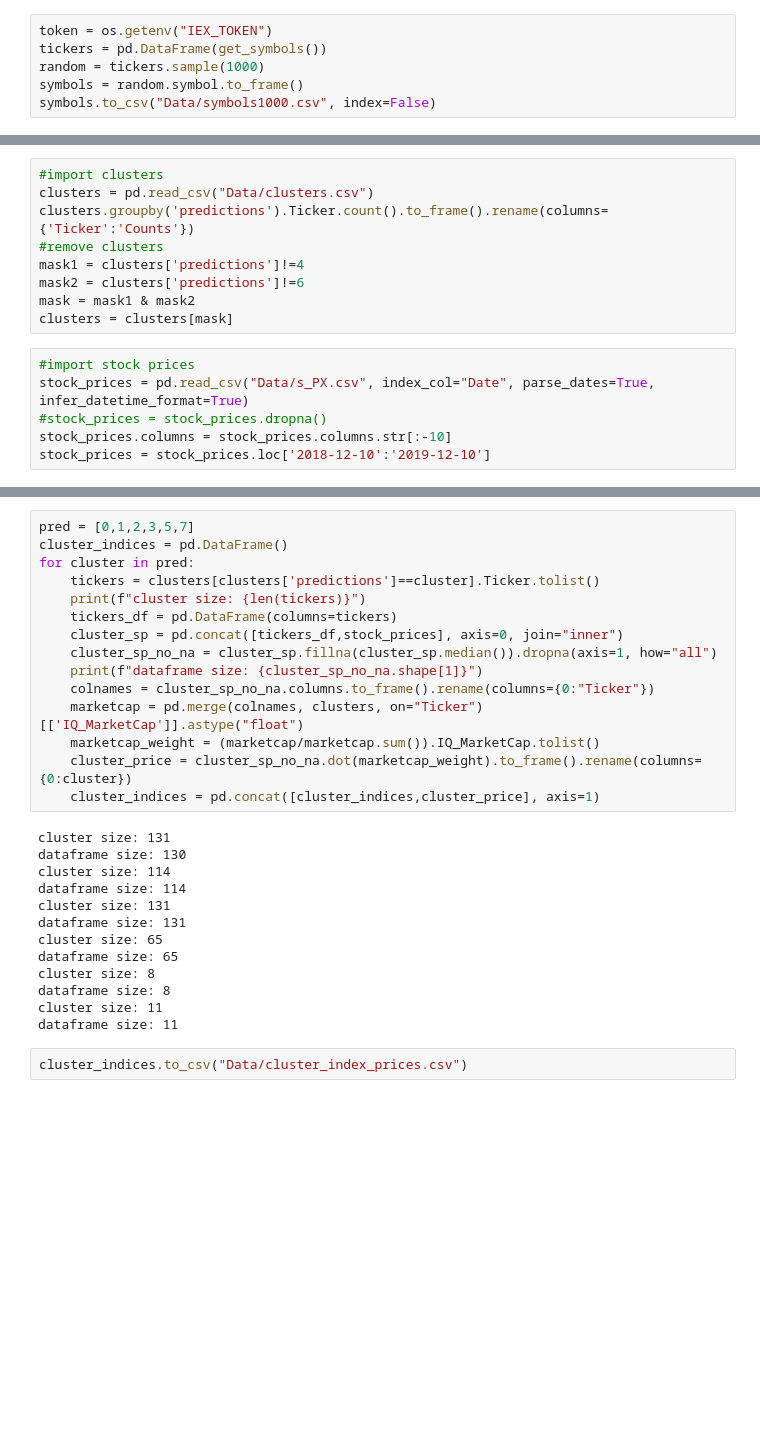
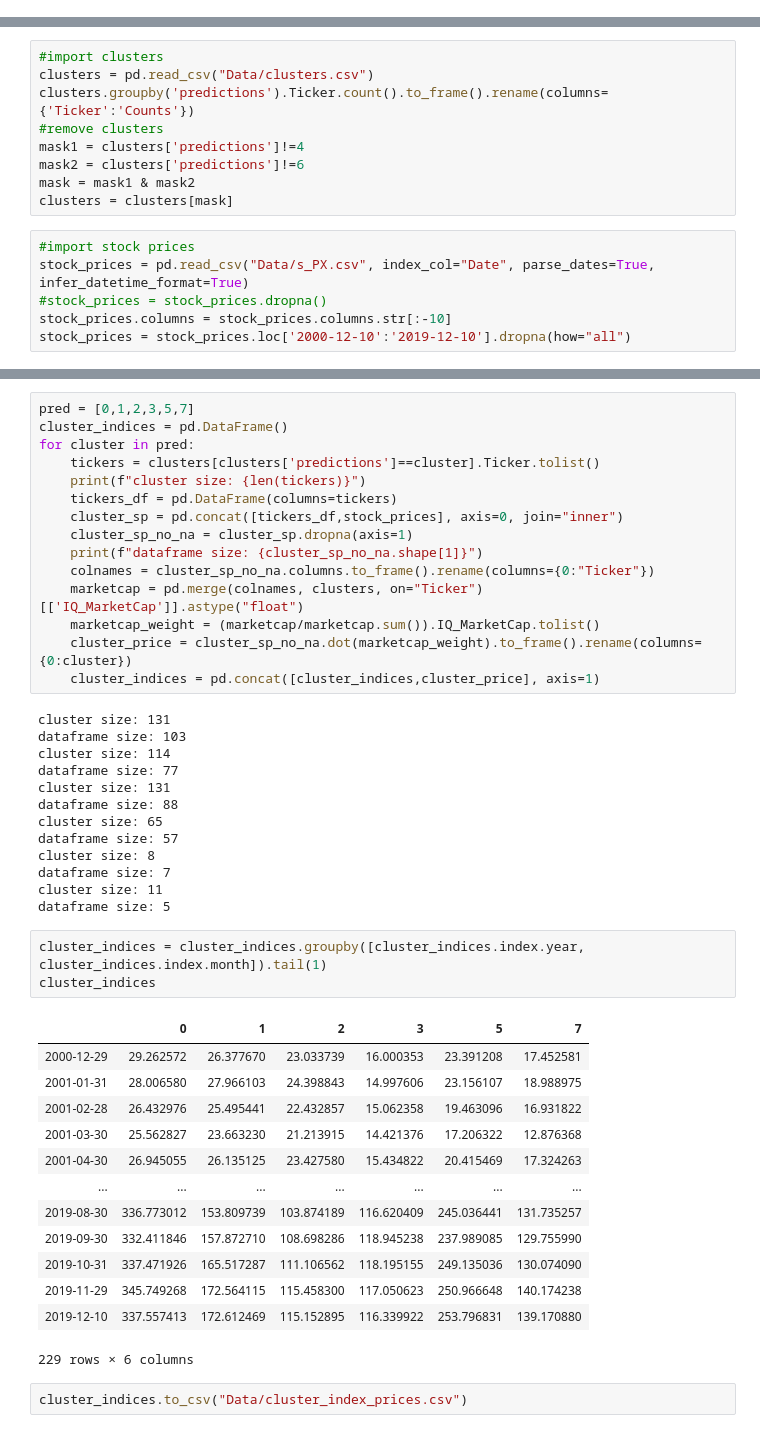
Before and after one commit to ekuo651/Machine-Learning-for-Stock-Selection, a Jupyter notebook: weiqing.ipynb, the cells around one changed output, grey strips where cells are left out. Saved outputs shown, nothing was run; the diff lists cells and outputs as text; blank space fills up the shorter version.

```diff
--- a/weiqing.ipynb
+++ b/weiqing.ipynb
@@ -20,6 +22,0 @@ from tensorflow.keras.layers import LSTM, Dense, Dropout
-# %%
-token = os.getenv("IEX_TOKEN")
-tickers = pd.DataFrame(get_symbols())
-random = tickers.sample(1000)
-symbols = random.symbol.to_frame()
-symbols.to_csv("Data/symbols1000.csv", index=False)
@@ -315,5 +298,5 @@ clusters = clusters[mask]
 stock_prices = pd.read_csv("Data/s_PX.csv", index_col="Date", parse_dates=True, infer_datetime_format=True)
 #stock_prices = stock_prices.dropna()
 stock_prices.columns = stock_prices.columns.str[:-10]
-stock_prices = stock_prices.loc['2018-12-10':'2019-12-10']
+stock_prices = stock_prices.loc['2000-12-10':'2019-12-10'].dropna(how="all")
 # %%
@@ -335,7 +311,7 @@ for cluster in pred:
     print(f"cluster size: {len(tickers)}")
     tickers_df = pd.DataFrame(columns=tickers)
     cluster_sp = pd.concat([tickers_df,stock_prices], axis=0, join="inner")
-    cluster_sp_no_na = cluster_sp.fillna(cluster_sp.median()).dropna(axis=1, how="all")
+    cluster_sp_no_na = cluster_sp.dropna(axis=1)
     print(f"dataframe size: {cluster_sp_no_na.shape[1]}")
     colnames = cluster_sp_no_na.columns.to_frame().rename(columns={0:"Ticker"})
     marketcap = pd.merge(colnames, clusters, on="Ticker")[['IQ_MarketCap']].astype("float")
@@ -344,16 +320,33 @@ for cluster in pred:
     cluster_indices = pd.concat([cluster_indices,cluster_price], axis=1)
 # %% [output]
 cluster size: 131
-dataframe size: 130
+dataframe size: 103
 cluster size: 114
-dataframe size: 114
+dataframe size: 77
 cluster size: 131
-dataframe size: 131
+dataframe size: 88
 cluster size: 65
-dataframe size: 65
+dataframe size: 57
 cluster size: 8
-dataframe size: 8
+dataframe size: 7
 cluster size: 11
-dataframe size: 11
+dataframe size: 5
+# %%
+cluster_indices = cluster_indices.groupby([cluster_indices.index.year, cluster_indices.index.month]).tail(1)
+cluster_indices
+# %% [output]
+|  | 0 | 1 | 2 | 3 | 5 | 7 |
+| 2000-12-29 | 29.262572 | 26.377670 | 23.033739 | 16.000353 | 23.391208 | 17.452581 |
+| 2001-01-31 | 28.006580 | 27.966103 | 24.398843 | 14.997606 | 23.156107 | 18.988975 |
+| 2001-02-28 | 26.432976 | 25.495441 | 22.432857 | 15.062358 | 19.463096 | 16.931822 |
+| 2001-03-30 | 25.562827 | 23.663230 | 21.213915 | 14.421376 | 17.206322 | 12.876368 |
+| 2001-04-30 | 26.945055 | 26.135125 | 23.427580 | 15.434822 | 20.415469 | 17.324263 |
+| ... | ... | ... | ... | ... | ... | ... |
+| 2019-08-30 | 336.773012 | 153.809739 | 103.874189 | 116.620409 | 245.036441 | 131.735257 |
+| 2019-09-30 | 332.411846 | 157.872710 | 108.698286 | 118.945238 | 237.989085 | 129.755990 |
+| 2019-10-31 | 337.471926 | 165.517287 | 111.106562 | 118.195155 | 249.135036 | 130.074090 |
+| 2019-11-29 | 345.749268 | 172.564115 | 115.458300 | 117.050623 | 250.966648 | 140.174238 |
+| 2019-12-10 | 337.557413 | 172.612469 | 115.152895 | 116.339922 | 253.796831 | 139.170880 |
+229 rows × 6 columns
 # %%
 cluster_indices.to_csv("Data/cluster_index_prices.csv")
```
Also changed, not shown: parts of 29 cells of this notebook, 19 other files.
